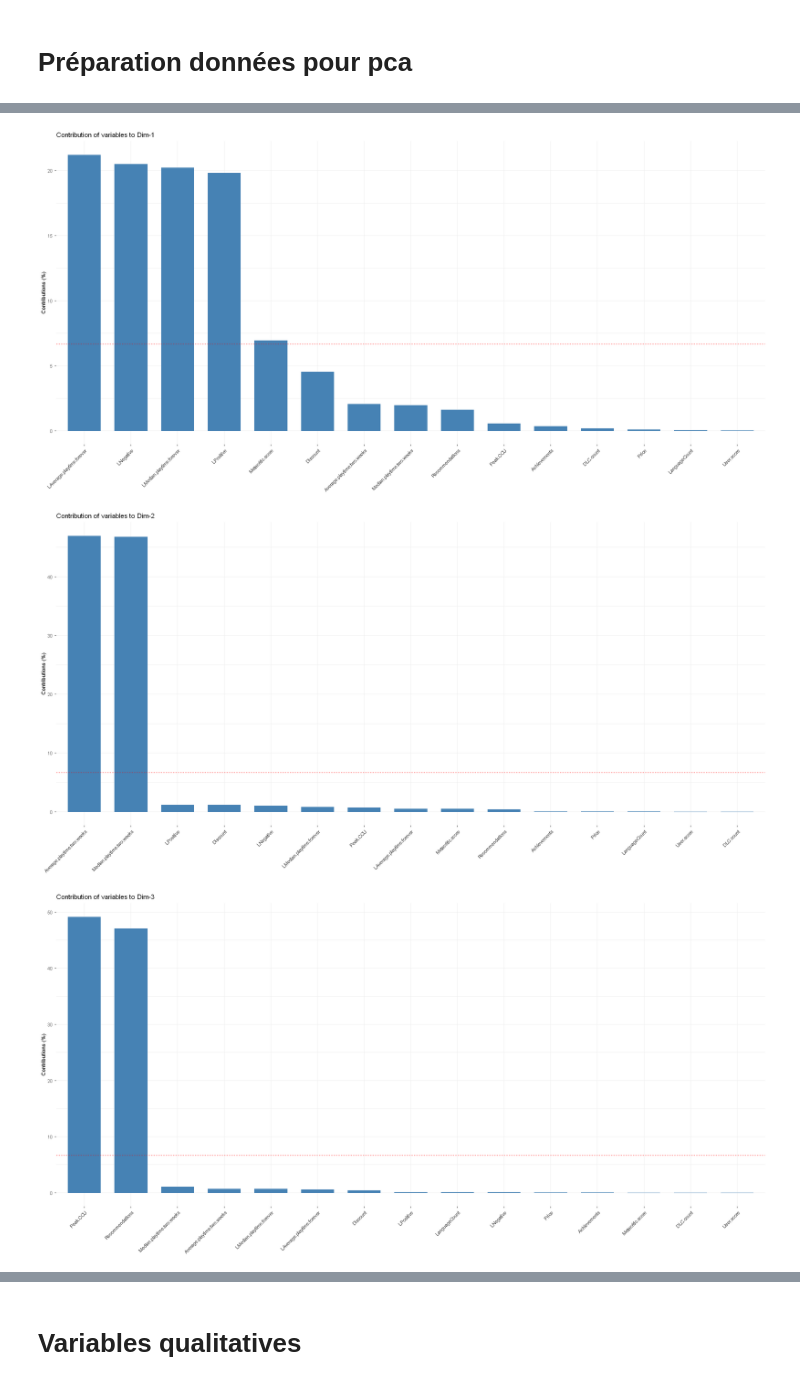
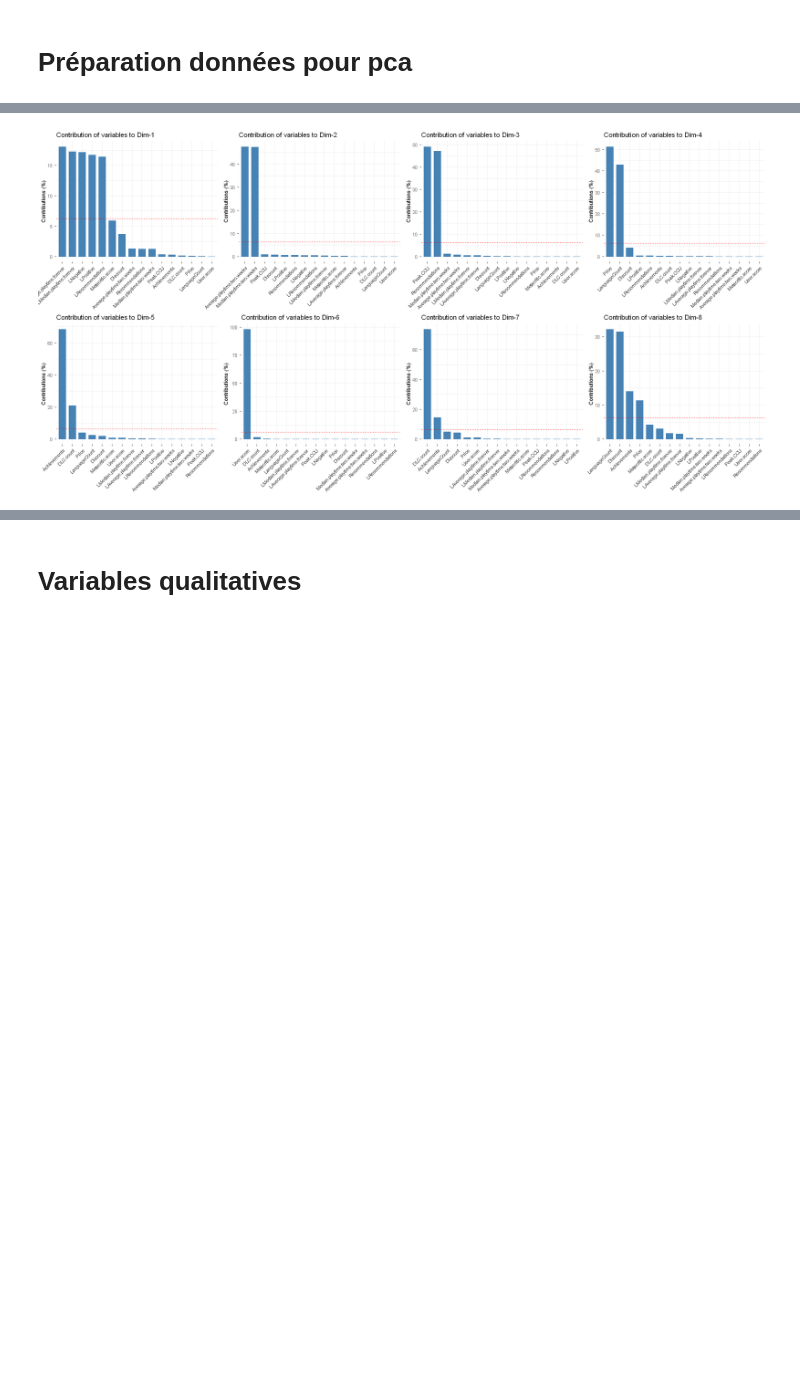
Before and after one commit to LjAquinox/Projet_Analyse_Steam, a Jupyter notebook: notebook_R_lukas.ipynb, the cells around one changed output, grey strips where cells are left out. Saved outputs shown, nothing was run; the diff lists cells and outputs as text; code cells hidden in the pictures; blank space fills up the shorter version.

```diff
--- a/notebook_R_lukas.ipynb
+++ b/notebook_R_lukas.ipynb
@@ -449,0 +450,3 @@ summary(data_ready)
+# %%
+data_ready$Release.date <- sub(".*, ", "", data_ready$Release.date)
+head(data_ready$Release.date)
@@ -449,0 +455,2 @@ summary(data_ready)
+# %%
+data_ready$Release.date = as.factor(data_ready$Release.date)
@@ -449,0 +466,3 @@ summary(data_ready)
+# %%
+col=as.character(1997:2013)
+sum(as.numeric(data_ready$Release.date) < 17, na.rm = TRUE) #nb d'individus qui ont une release date inferieure ou égale à 2013
@@ -449,0 +471,10 @@ summary(data_ready)
+# %%
+#On regroupe aussi les jeux qui sont sortis en 2025 et 2026
+
+data_ready <- data_ready %>%
+  mutate(Release.date = fct_collapse(as.factor(Release.date),
+    "1997-2013" =col,
+    "2025-2026"= as.character(2025:2026)
+  ))
+
+head(data_ready$Release.date)
@@ -528,13 +563,12 @@ Warning message:
 # %%
-fviz_contrib(res.pca, choice = "var", axes = 1)
-fviz_contrib(res.pca, choice = "var", axes = 2)
-fviz_contrib(res.pca, choice = "var", axes = 3)
-fviz_contrib(res.pca, choice = "var", axes = 4)
-fviz_contrib(res.pca, choice = "var", axes = 5)
-fviz_contrib(res.pca, choice = "var", axes = 6)
-fviz_contrib(res.pca, choice = "var", axes = 7)
-fviz_contrib(res.pca, choice = "var", axes = 8)
+c1<-fviz_contrib(res.pca, choice = "var", axes = 1)
+c2<-fviz_contrib(res.pca, choice = "var", axes = 2)
+c3<-fviz_contrib(res.pca, choice = "var", axes = 3)
+c4<-fviz_contrib(res.pca, choice = "var", axes = 4)
+c5<-fviz_contrib(res.pca, choice = "var", axes = 5)
+c6<-fviz_contrib(res.pca, choice = "var", axes = 6)
+c7<-fviz_contrib(res.pca, choice = "var", axes = 7)
+c8<-fviz_contrib(res.pca, choice = "var", axes = 8)
+grid.arrange(c1,c2,c3,c4,c5,c6,c7,c8,ncol=4)
 # %% [output]
-[figure, old version]
+[figure, new version]
-[figure, removed]
-[figure, removed]
```
Also changed, not shown: parts of 43 cells of this notebook, 1 other file.
